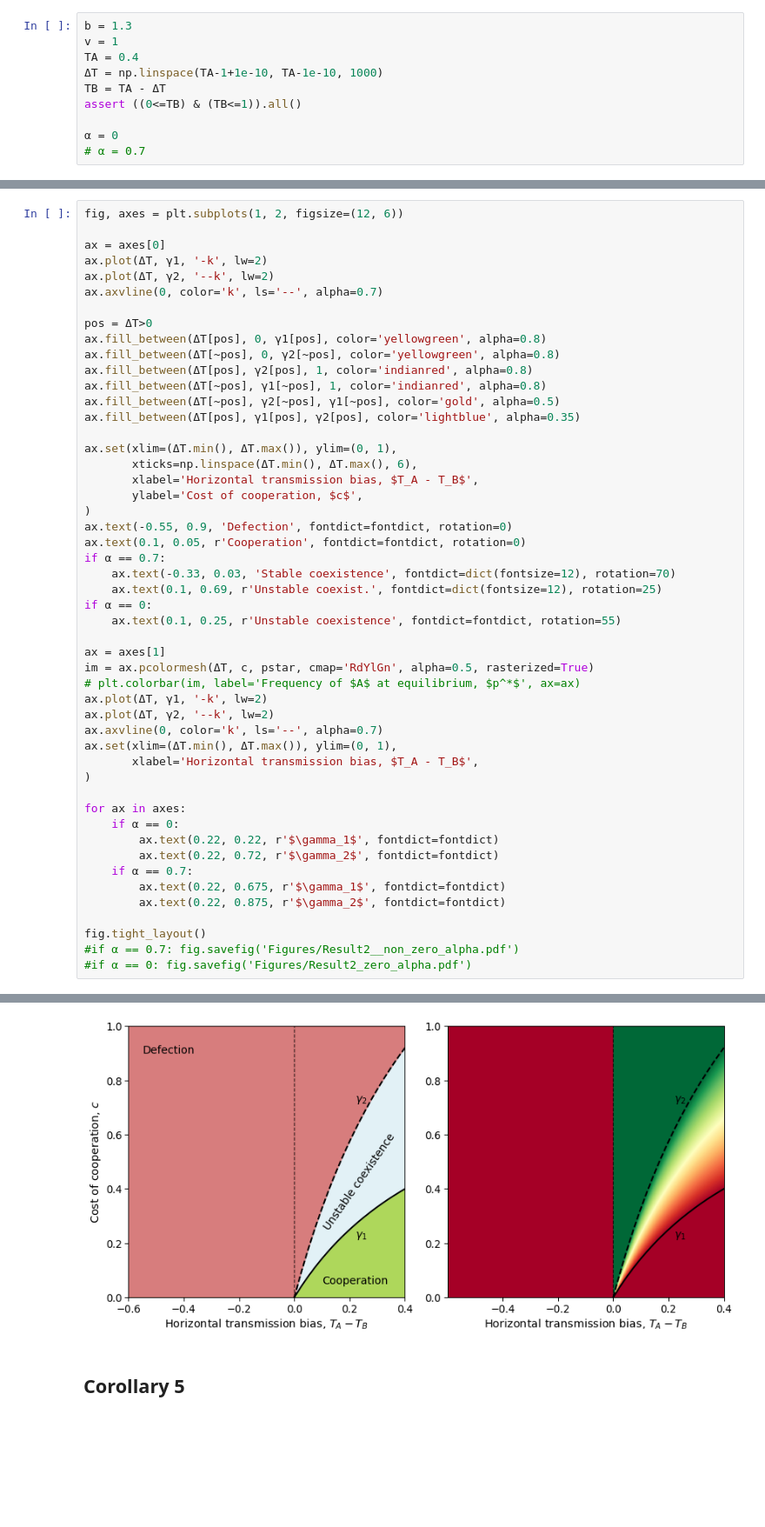
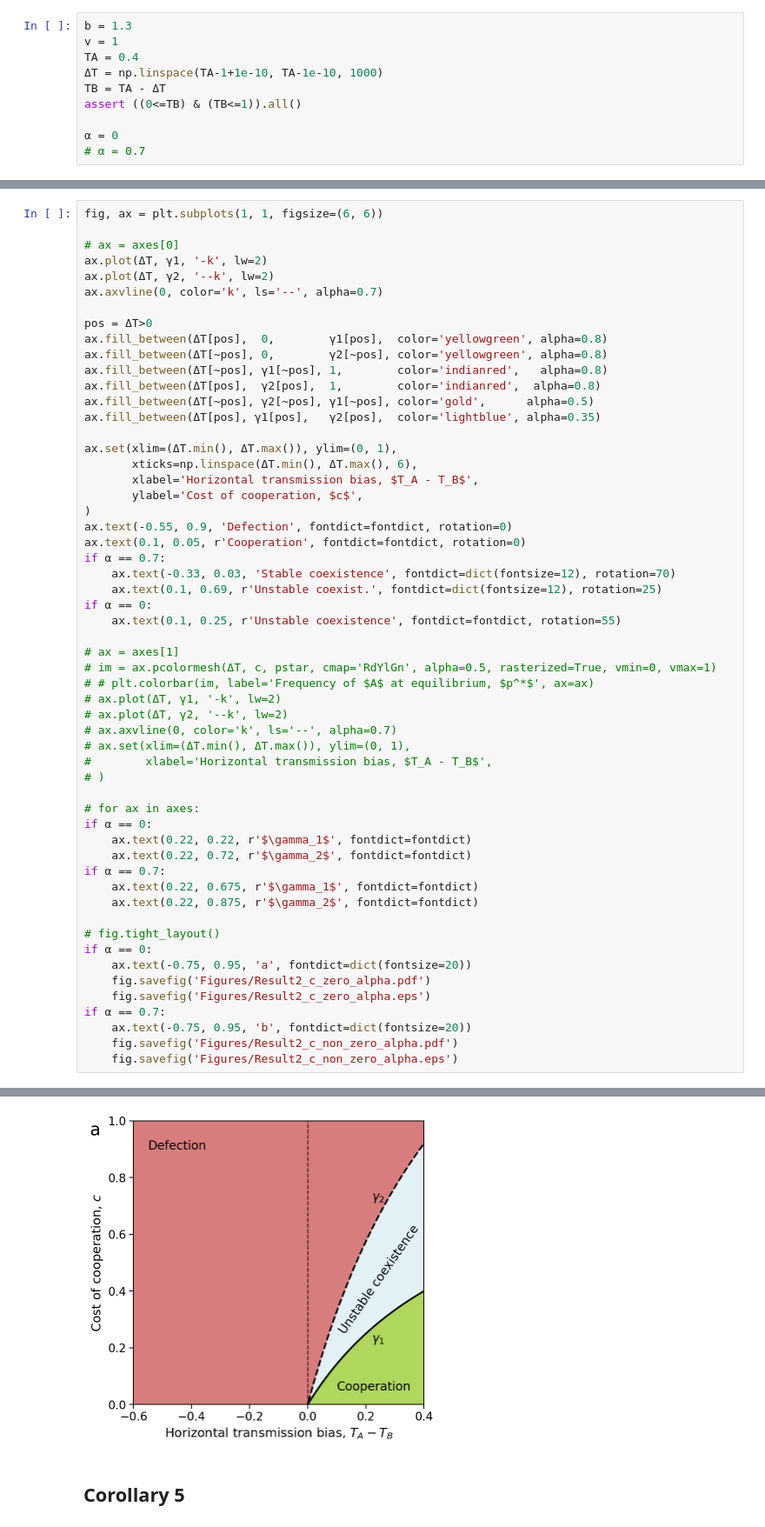
Before and after one commit to yoavram-lab/CulturalCooperation, a Jupyter notebook: ms/figures.ipynb, the cells around one changed output, grey strips where cells are left out. Shown at 87% size. Drawn from its saved outputs; the diff is of its cells as text; blank space fills up the shorter version.

Commit message:
formatting, remove pstar; replace partner assoc with social assoc

```diff
--- a/ms/figures.ipynb
+++ b/ms/figures.ipynb
@@ -34,18 +31,18 @@ pstar = np.maximum(pstar, 0)
 # %%
-fig, axes = plt.subplots(1, 2, figsize=(12, 6))
+fig, ax = plt.subplots(1, 1, figsize=(6, 6))
 
-ax = axes[0]
+# ax = axes[0]
 ax.plot(ΔT, γ1, '-k', lw=2)
 ax.plot(ΔT, γ2, '--k', lw=2)
 ax.axvline(0, color='k', ls='--', alpha=0.7)
 
 pos = ΔT>0
-ax.fill_between(ΔT[pos], 0, γ1[pos], color='yellowgreen', alpha=0.8)
-ax.fill_between(ΔT[~pos], 0, γ2[~pos], color='yellowgreen', alpha=0.8)
-ax.fill_between(ΔT[pos], γ2[pos], 1, color='indianred', alpha=0.8)
-ax.fill_between(ΔT[~pos], γ1[~pos], 1, color='indianred', alpha=0.8)
-ax.fill_between(ΔT[~pos], γ2[~pos], γ1[~pos], color='gold', alpha=0.5)
-ax.fill_between(ΔT[pos], γ1[pos], γ2[pos], color='lightblue', alpha=0.35)
+ax.fill_between(ΔT[pos],  0,        γ1[pos],  color='yellowgreen', alpha=0.8)
+ax.fill_between(ΔT[~pos], 0,        γ2[~pos], color='yellowgreen', alpha=0.8)
+ax.fill_between(ΔT[~pos], γ1[~pos], 1,        color='indianred',   alpha=0.8)
+ax.fill_between(ΔT[pos],  γ2[pos],  1,        color='indianred',  alpha=0.8)
+ax.fill_between(ΔT[~pos], γ2[~pos], γ1[~pos], color='gold',      alpha=0.5)
+ax.fill_between(ΔT[pos], γ1[pos],   γ2[pos],  color='lightblue', alpha=0.35)
 
 ax.set(xlim=(ΔT.min(), ΔT.max()), ylim=(0, 1),
        xticks=np.linspace(ΔT.min(), ΔT.max(), 6),
@@ -60,25 +57,31 @@ if α == 0.7:
 if α == 0:
     ax.text(0.1, 0.25, r'Unstable coexistence', fontdict=fontdict, rotation=55)
 
-ax = axes[1]
-im = ax.pcolormesh(ΔT, c, pstar, cmap='RdYlGn', alpha=0.5, rasterized=True)
-# plt.colorbar(im, label='Frequency of $A$ at equilibrium, $p^*$', ax=ax)
-ax.plot(ΔT, γ1, '-k', lw=2)
-ax.plot(ΔT, γ2, '--k', lw=2)
-ax.axvline(0, color='k', ls='--', alpha=0.7)
-ax.set(xlim=(ΔT.min(), ΔT.max()), ylim=(0, 1),
-       xlabel='Horizontal transmission bias, $T_A - T_B$',
-)
+# ax = axes[1]
+# im = ax.pcolormesh(ΔT, c, pstar, cmap='RdYlGn', alpha=0.5, rasterized=True, vmin=0, vmax=1)
+# # plt.colorbar(im, label='Frequency of $A$ at equilibrium, $p^*$', ax=ax)
+# ax.plot(ΔT, γ1, '-k', lw=2)
+# ax.plot(ΔT, γ2, '--k', lw=2)
+# ax.axvline(0, color='k', ls='--', alpha=0.7)
+# ax.set(xlim=(ΔT.min(), ΔT.max()), ylim=(0, 1),
+#        xlabel='Horizontal transmission bias, $T_A - T_B$',
+# )
 
-for ax in axes:
-    if α == 0:
-        ax.text(0.22, 0.22, r'$\gamma_1$', fontdict=fontdict)
-        ax.text(0.22, 0.72, r'$\gamma_2$', fontdict=fontdict)
-    if α == 0.7:
-        ax.text(0.22, 0.675, r'$\gamma_1$', fontdict=fontdict)
-        ax.text(0.22, 0.875, r'$\gamma_2$', fontdict=fontdict)
+# for ax in axes:
+if α == 0:
+    ax.text(0.22, 0.22, r'$\gamma_1$', fontdict=fontdict)
+    ax.text(0.22, 0.72, r'$\gamma_2$', fontdict=fontdict)
+if α == 0.7:
+    ax.text(0.22, 0.675, r'$\gamma_1$', fontdict=fontdict)
+    ax.text(0.22, 0.875, r'$\gamma_2$', fontdict=fontdict)
 
-fig.tight_layout()
-#if α == 0.7: fig.savefig('Figures/Result2__non_zero_alpha.pdf')
-#if α == 0: fig.savefig('Figures/Result2_zero_alpha.pdf')
+# fig.tight_layout()
+if α == 0:
+    ax.text(-0.75, 0.95, 'a', fontdict=dict(fontsize=20))
+    fig.savefig('Figures/Result2_c_zero_alpha.pdf')
+    fig.savefig('Figures/Result2_c_zero_alpha.eps')
+if α == 0.7:
+    ax.text(-0.75, 0.95, 'b', fontdict=dict(fontsize=20))
+    fig.savefig('Figures/Result2_c_non_zero_alpha.pdf')
+    fig.savefig('Figures/Result2_c_non_zero_alpha.eps')
 # %% [output]
@@ -85,4 +104,4 @@ fig.tight_layout()
-[figure, old version]
+[figure, new version]
 # %% [markdown]
 ## Corollary 5
 # %%
```
Also changed, not shown: parts of 15 cells of this notebook, 14 other files.
